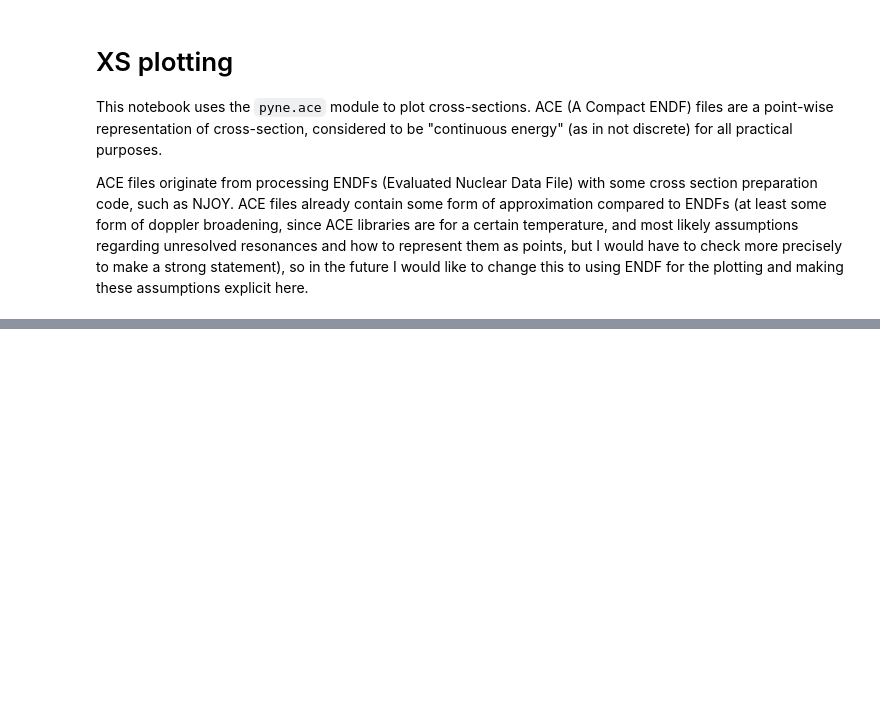
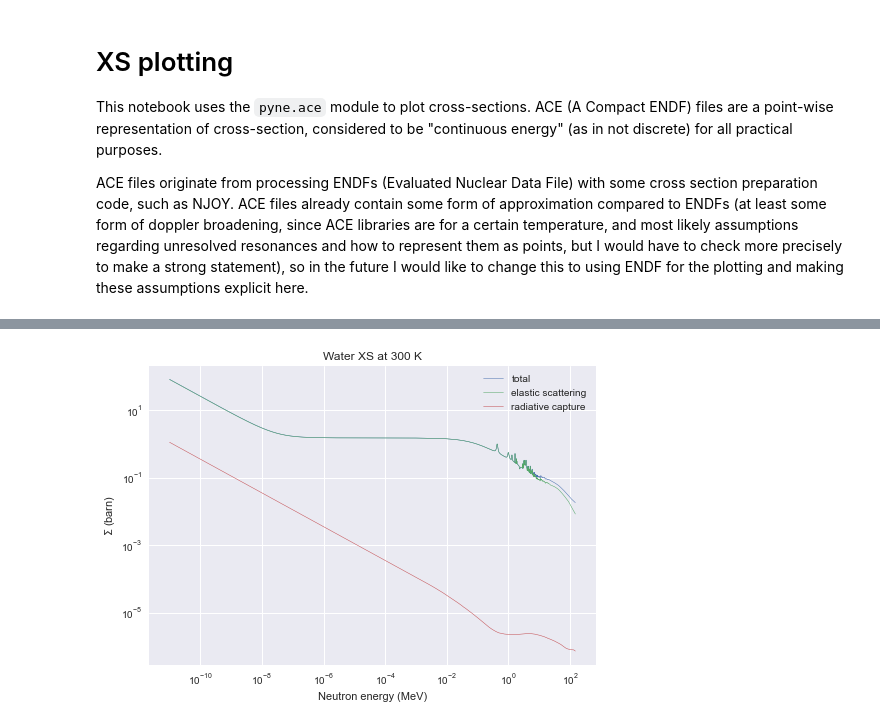
Before and after one commit to deOliveira-R/course_reactor_physics, a Jupyter notebook: cross-section/macro/ACE_macro.ipynb, the cells around one changed output, grey strips where cells are left out. Drawn from its saved outputs; the diff is of its cells as text; code cells hidden in the pictures; blank space fills up the shorter version.

Commit message:
Improved macroscopic cross-section handling
Addition of the Material class for a mix of nuclides

```diff
--- a/cross-section/macro/ACE_macro.ipynb
+++ b/cross-section/macro/ACE_macro.ipynb
@@ -224,0 +278,7 @@ The main class in ``pyne.ace`` is called ``Library``. It is instantiated using t
+# %%
+H1 = Nuclide(1001, atomic_mass('1H'))
+O16 = Nuclide(8016, atomic_mass('16O'))
+
+print(H1.co_alpha())
+print(H1.ln_energy_decrement())
+print(H1.ave_collisions())
@@ -224,0 +324,30 @@ The main class in ``pyne.ace`` is called ``Library``. It is instantiated using t
+# %%
+ueg_H1_3_sigma_t = np.interp(ueg, H1_3.energy, H1_3.sigma_t)
+ueg_O16_3_sigma_t = np.interp(ueg, O16_3.energy, O16_3.sigma_t)
+
+Sigma_t_water = (N_H1*ueg_H1_3_sigma_t + N_O16*ueg_O16_3_sigma_t)*barn2cm
+
+ueg_H1_3_sigma_e = np.interp(ueg, H1_3.energy, H1_3.reactions[2].sigma)
+ueg_O16_3_sigma_e = np.interp(ueg, O16_3.energy, O16_3.reactions[2].sigma)
+
+Sigma_e_H1 = N_H1*ueg_H1_3_sigma_e*barn2cm
+Sigma_e_O16 = N_O16*ueg_O16_3_sigma_e*barn2cm
+Sigma_e_water = Sigma_e_H1 + Sigma_e_O16
+sigma_e_water = Sigma_e_water/N_water/barn2cm
+
+ueg_H1_3_sigma_gamma = np.interp(ueg, H1_3.energy, H1_3.reactions[102].sigma)
+ueg_O16_3_sigma_gamma = np.interp(ueg, O16_3.energy, O16_3.reactions[102].sigma)
+
+Sigma_gamma_water = (N_H1*ueg_H1_3_sigma_gamma + N_O16*ueg_O16_3_sigma_gamma)*barn2cm
+sigma_gamma_water = Sigma_gamma_water/N_water/barn2cm
+# %%
+fig, ax = plt.subplots()
+ax.loglog(ueg, Sigma_t_water, label='total', linewidth=0.5)
+ax.loglog(ueg, Sigma_e_water, label='elastic scattering', linewidth=0.5)
+ax.loglog(ueg, Sigma_gamma_water, label='radiative capture', linewidth=0.5)
+ax.set(xlabel=ene,ylabel=XS,
+       title=f'Water XS at {water_T} K')
+ax.legend()
+plt.savefig(f'Water_XS_{water_T}.pdf')
+# %% [output]
+[figure, added]
```
Also changed, not shown: parts of 31 cells of this notebook, 48 other files.
